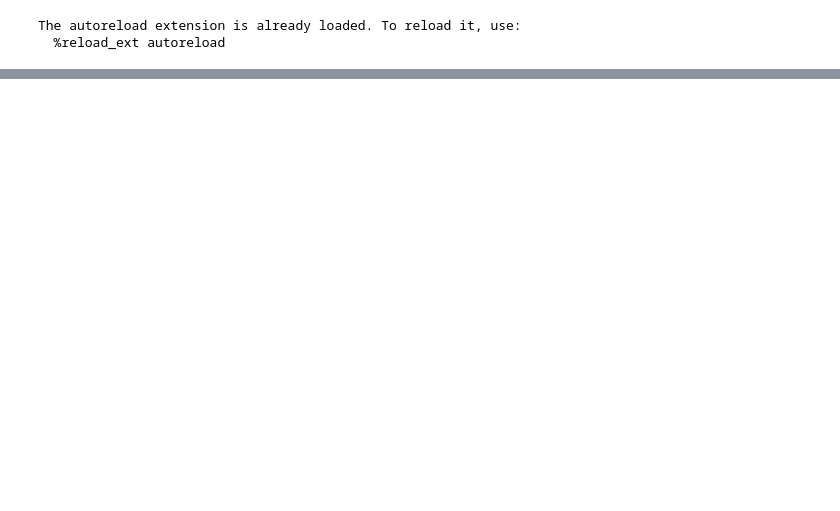
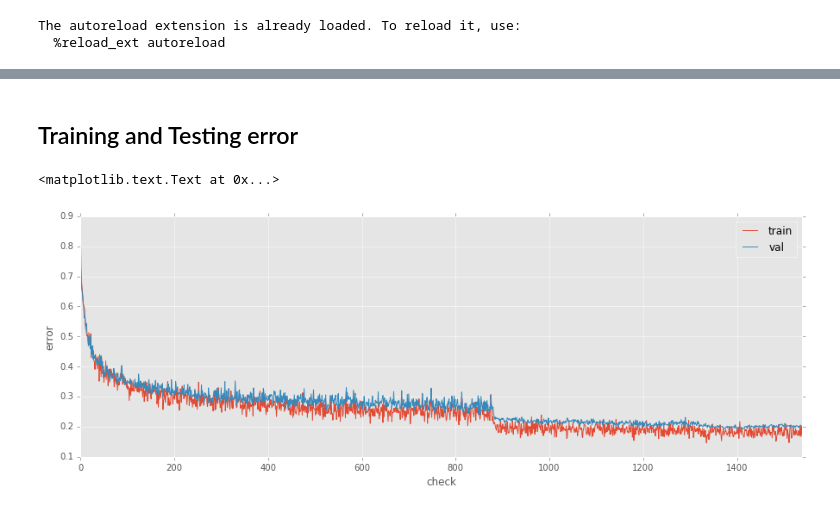
Before and after one commit to KEVINLEE315/deep-residual-networks-pyfunt, a Jupyter notebook: ResNet.ipynb, the cells around one changed output, grey strips where cells are left out. Drawn from its saved outputs; the diff is of its cells as text; code cells hidden in the pictures; blank space fills up the shorter version.

```diff
--- a/ResNet.ipynb
+++ b/ResNet.ipynb
@@ -183,21 +96,15 @@ gamma7 relative error: 1.00e+00
 # %%
-num_train = 100
-small_data = {
-  'X_train': data['X_train'][:num_train],
-  'y_train': data['y_train'][:num_train],
-  'X_val': data['X_val'],
-  'y_val': data['y_val'],
+num_train = 50000
+data = get_CIFAR10_data(
+    num_training=50000, num_validation=0, num_test=1000)
+
+data = {
+    'X_train': data['X_train'][:num_train],
+    'y_train': data['y_train'][:num_train],
+    'X_val': data['X_test'],
+    'y_val': data['y_test'],
 }
 
-model = ResNet(n_size=1)
+model = ResNet(n_size=1, num_starting_filters=16)
 
-solver = Solver(model, small_data,
-                num_epochs=20, batch_size=20,
-                update_rule='sgd_th',
-                optim_config={
-                  'learning_rate': .1,
-                  'nesterov': True,
-                  'momentum': .9,
-                },
-                verbose=True, print_every=1)
-solver.train()
+solver = Solver(model, data, load_dir='checkpoints')
@@ -221,0 +173,16 @@ Training for 20 epochs, or 100 iterations.
+# %% [markdown]
+## Training and Testing error
+# %%
+
+
+train_err_history = 1 - np.array(solver.train_acc_history)
+val_err_history = 1 - np.array(solver.val_acc_history)
+
+
+ts = pd.DataFrame(zip(train_err_history, val_err_history), columns=['train', 'val'])
+ts.plot()
+plt.ylabel('error')
+plt.xlabel('check')
+# %% [output]
+<matplotlib.text.Text at 0x...>
+[figure, added]
```
Also changed, not shown: parts of 21 cells of this notebook.
